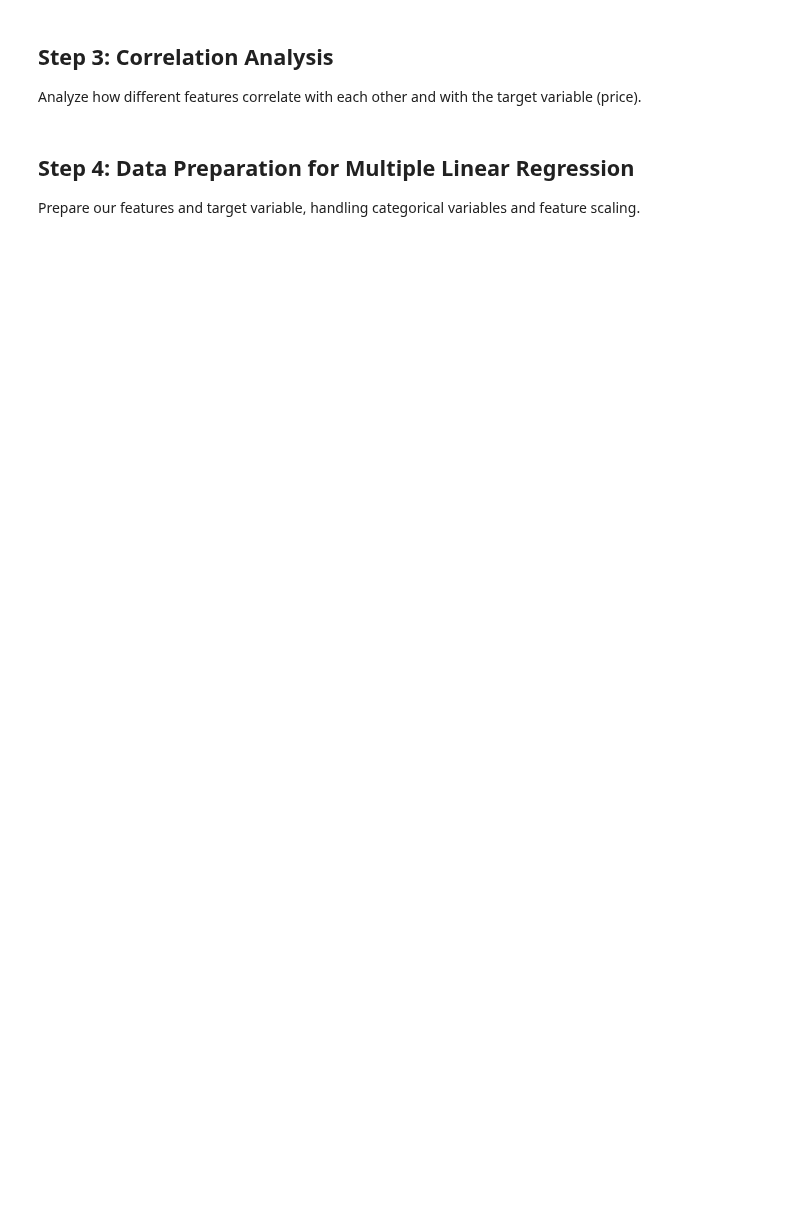
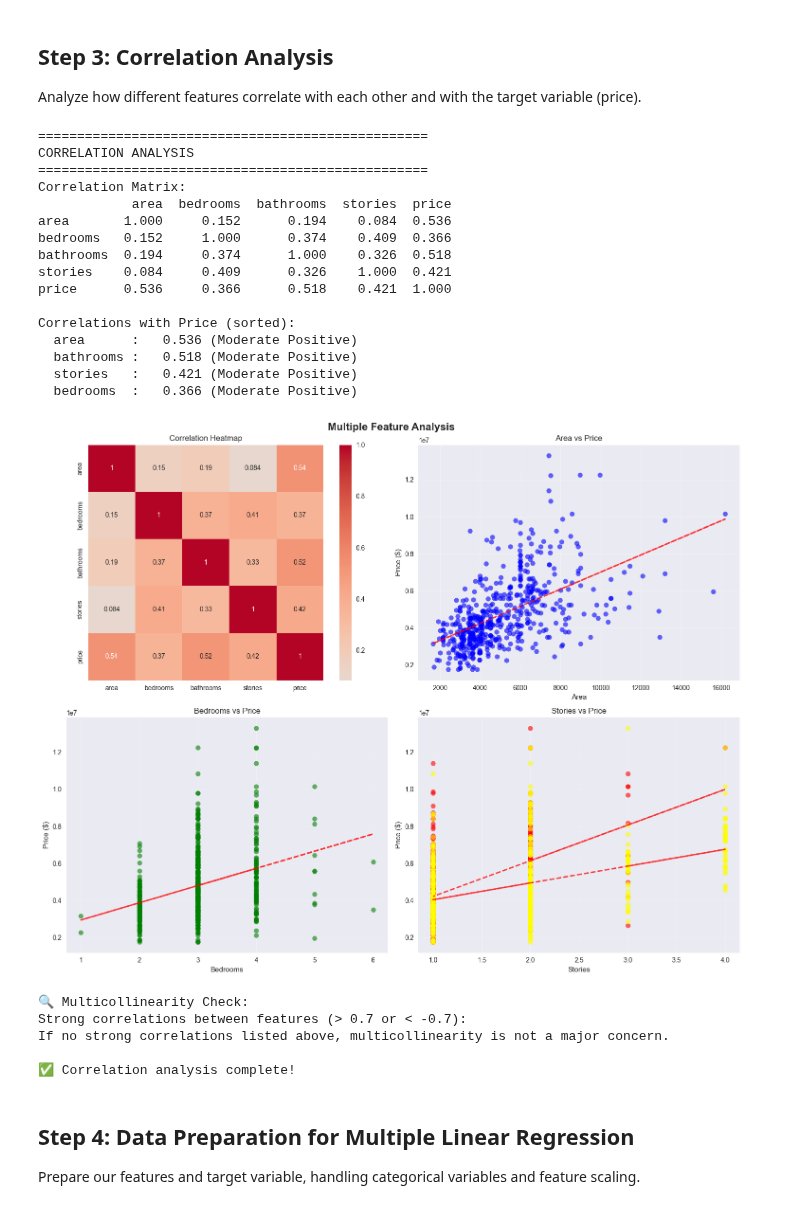
Before and after one commit to Breeganzo/Machine_Learning_Beginner, a Jupyter notebook: Supervised_Learning/Regression/Linear_Regression/multiple_linear_regression.ipynb, the cells around one changed output. Drawn from its saved outputs; the diff is of its cells as text; code cells hidden in the pictures; blank space fills up the shorter version.

```diff
--- a/Supervised_Learning/Regression/Linear_Regression/multiple_linear_regression.ipynb
+++ b/Supervised_Learning/Regression/Linear_Regression/multiple_linear_regression.ipynb
@@ -46,0 +39,8 @@ data.head()
+# %%
+import kagglehub
+import os
+
+path = kagglehub.dataset_download("harishkumardatalab/housing-price-prediction")
+print("Path to dataset: ", path)
+files = os.listdir(path)
+print("Files in dataset: ", files)
@@ -46,0 +50,7 @@ data.head()
+# %%
+# Load the dataset
+data = pd.read_csv(os.path.join(path, [f for f in files if f.endswith('.csv')][0]))
+print("✅ Libraries imported and data loaded!")
+print(f"Dataset shape: {data.shape}")
+print(f"Columns: {list(data.columns)}")
+data.head()
@@ -92,7 +130,7 @@ print("CORRELATION ANALYSIS")
 print("=" * 50)
 
 # Select numerical features for correlation analysis
-numerical_features = ['area', 'bedrooms', 'age', 'price']
+numerical_features = ['area', 'bedrooms', 'bathrooms','stories', 'price']
 correlation_data = data[numerical_features]
 
 # Calculate correlation matrix
@@ -126,8 +164,8 @@ sns.heatmap(correlation_matrix, annot=True, cmap='coolwarm', center=0,
 axes[0, 0].set_title('Correlation Heatmap')
 
 # 2. Scatter plots of features vs price
-features_to_plot = ['area', 'bedrooms', 'age']
-colors = ['blue', 'green', 'red']
+features_to_plot = ['area', 'bedrooms', 'bathrooms', 'stories']
+colors = ['blue', 'green', 'red', 'yellow']
 
 for i, (feature, color) in enumerate(zip(features_to_plot, colors)):
     if i == 0:
@@ -135,33 +173,56 @@ for i, (feature, color) in enumerate(zip(features_to_plot, colors)):
     elif i == 1:
         ax = axes[1, 0]
     else:
         ax = axes[1, 1]
 
     ax.scatter(data[feature], data['price'], alpha=0.6, color=color)
     ax.set_xlabel(f'{feature.capitalize()}')
     ax.set_ylabel('Price ($)')
     ax.set_title(f'{feature.capitalize()} vs Price')
     ax.grid(True, alpha=0.3)
 
     # Add trend line
     z = np.polyfit(data[feature], data['price'], 1)
     p = np.poly1d(z)
     ax.plot(data[feature], p(data[feature]), "r--", alpha=0.8, linewidth=2)
 
 plt.tight_layout()
 plt.show()
 
 # Check for multicollinearity
 print(f"\n🔍 Multicollinearity Check:")
 print("Strong correlations between features (> 0.7 or < -0.7):")
 for i in range(len(correlation_matrix.columns)):
     for j in range(i+1, len(correlation_matrix.columns)):
         corr_value = correlation_matrix.iloc[i, j]
         if abs(corr_value) > 0.7 and correlation_matrix.columns[i] != 'price' and correlation_matrix.columns[j] != 'price':
             print(f"  {correlation_matrix.columns[i]} & {correlation_matrix.columns[j]}: {corr_value:.3f}")
 
 print("If no strong correlations listed above, multicollinearity is not a major concern.")
 print("\n✅ Correlation analysis complete!")
+# %% [output]
+==================================================
+CORRELATION ANALYSIS
+==================================================
+Correlation Matrix:
+            area  bedrooms  bathrooms  stories  price
+area       1.000     0.152      0.194    0.084  0.536
+bedrooms   0.152     1.000      0.374    0.409  0.366
+bathrooms  0.194     0.374      1.000    0.326  0.518
+stories    0.084     0.409      0.326    1.000  0.421
+price      0.536     0.366      0.518    0.421  1.000
+
+Correlations with Price (sorted):
+  area      :   0.536 (Moderate Positive)
+  bathrooms :   0.518 (Moderate Positive)
+  stories   :   0.421 (Moderate Positive)
+  bedrooms  :   0.366 (Moderate Positive)
+[figure, added]
+🔍 Multicollinearity Check:
+Strong correlations between features (> 0.7 or < -0.7):
+If no strong correlations listed above, multicollinearity is not a major concern.
+
+✅ Correlation analysis complete!
 # %% [markdown]
 ## Step 4: Data Preparation for Multiple Linear Regression
 
```
Also changed, not shown: parts of 8 cells of this notebook, 6 other files.
